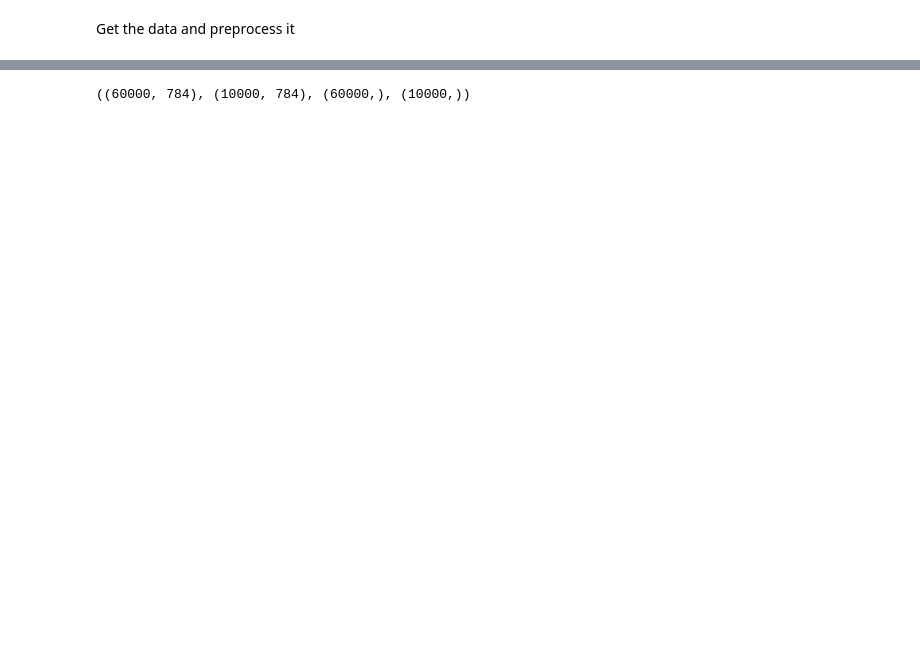
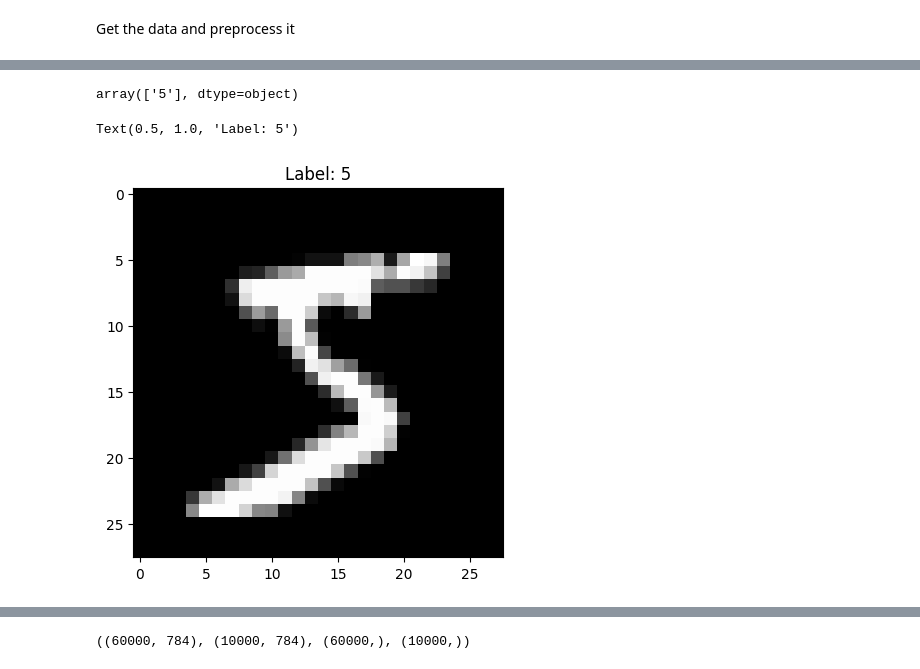
Before and after one commit to Algebra101/-MNIST-Digit-Recognition-Project, a Jupyter notebook: model_train.ipynb, the cells around one changed output, grey strips where cells are left out. Cells and saved outputs as stored; diff of their text form; code cells hidden in the pictures; blank space fills up the shorter version.

Commit message:
added visuals

```diff
--- a/model_train.ipynb
+++ b/model_train.ipynb
@@ -30,14 +64,6 @@ from sklearn.metrics import precision_score, recall_score, f1_score
 Get the data and preprocess it
 # %%
 # Load the dataset
-mnist = fetch_openml('mnist_784', version=1)
-X, y = mnist["data"], mnist["target"]
-some_digit = X.iloc[0].values
-some_digit_image = some_digit.reshape(28, 28)
-plt.imshow(some_digit_image, cmap=plt.cm.binary, interpolation="nearest")
-plt.axis("off")
-plt.show()
-y[0]
-# Convert target variable to integer type
-y = y.astype(np.uint8)
+mnist = fetch_openml('mnist_784', as_frame=False, parser="pandas")
+print(mnist.DESCR)
 # %% [output]
@@ -44,0 +83,9 @@ y = y.astype(np.uint8)
+# %%
+pixels = pd.DataFrame(mnist.data)
+labels = pd.DataFrame(mnist.target)
+# Display the first few rows of the dataset
+print(pixels.head())
+print(labels.head())
+# Check the shape of the dataset
+print(f"Pixels shape: {pixels.shape}")
+print(f"Labels shape: {labels.shape}")
@@ -44,0 +130,11 @@ y = y.astype(np.uint8)
+# %%
+labels.loc[0].values
+# %% [output]
+array(['5'], dtype=object)
+# %%
+# Visualize the first image in the dataset
+plt.imshow(pixels.loc[0].values.reshape(28, 28), cmap='gray')
+plt.title(f"Label: {labels.loc[0].values[0]}")
+# %% [output]
+Text(0.5, 1.0, 'Label: 5')
+[figure, added]
```
Also changed, not shown: parts of 29 cells of this notebook, 4 other files.
